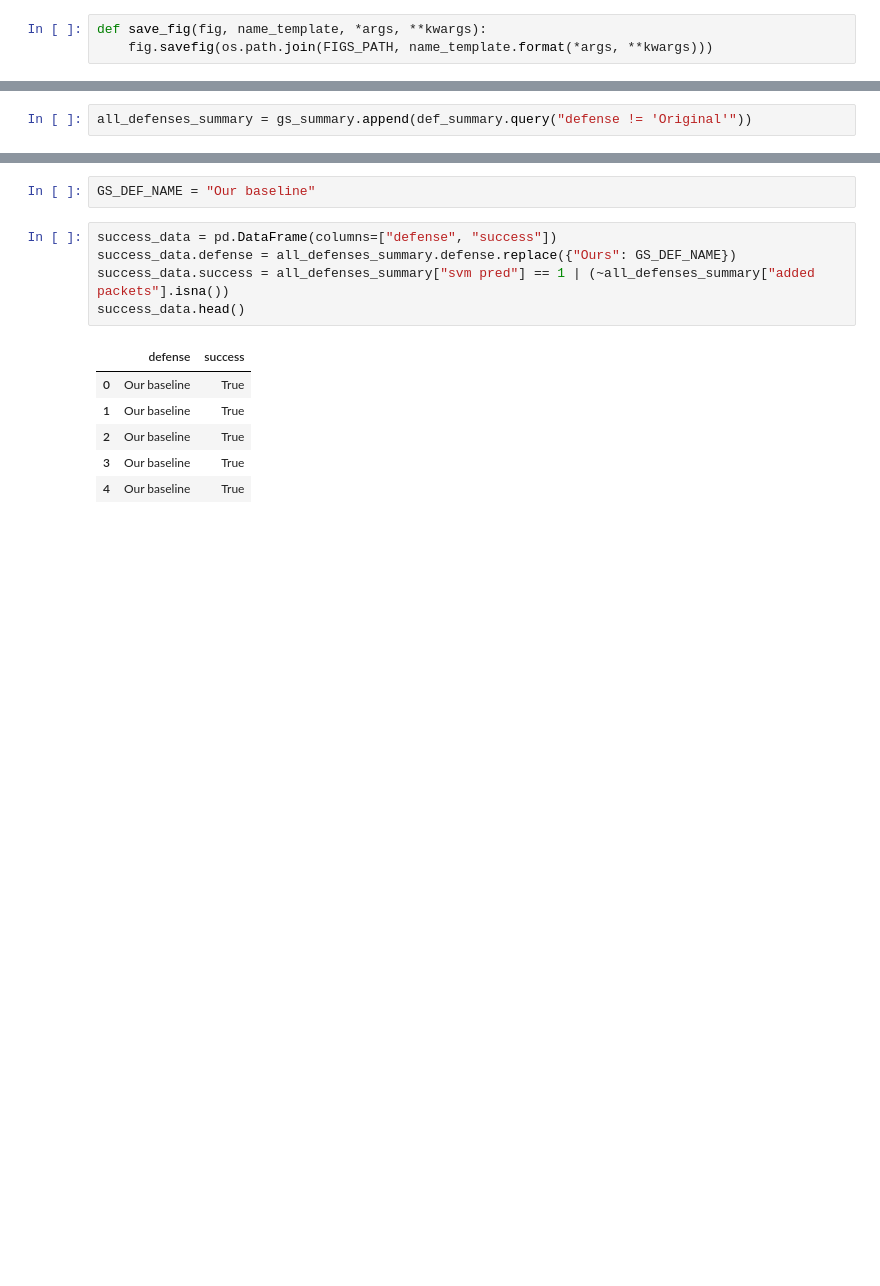
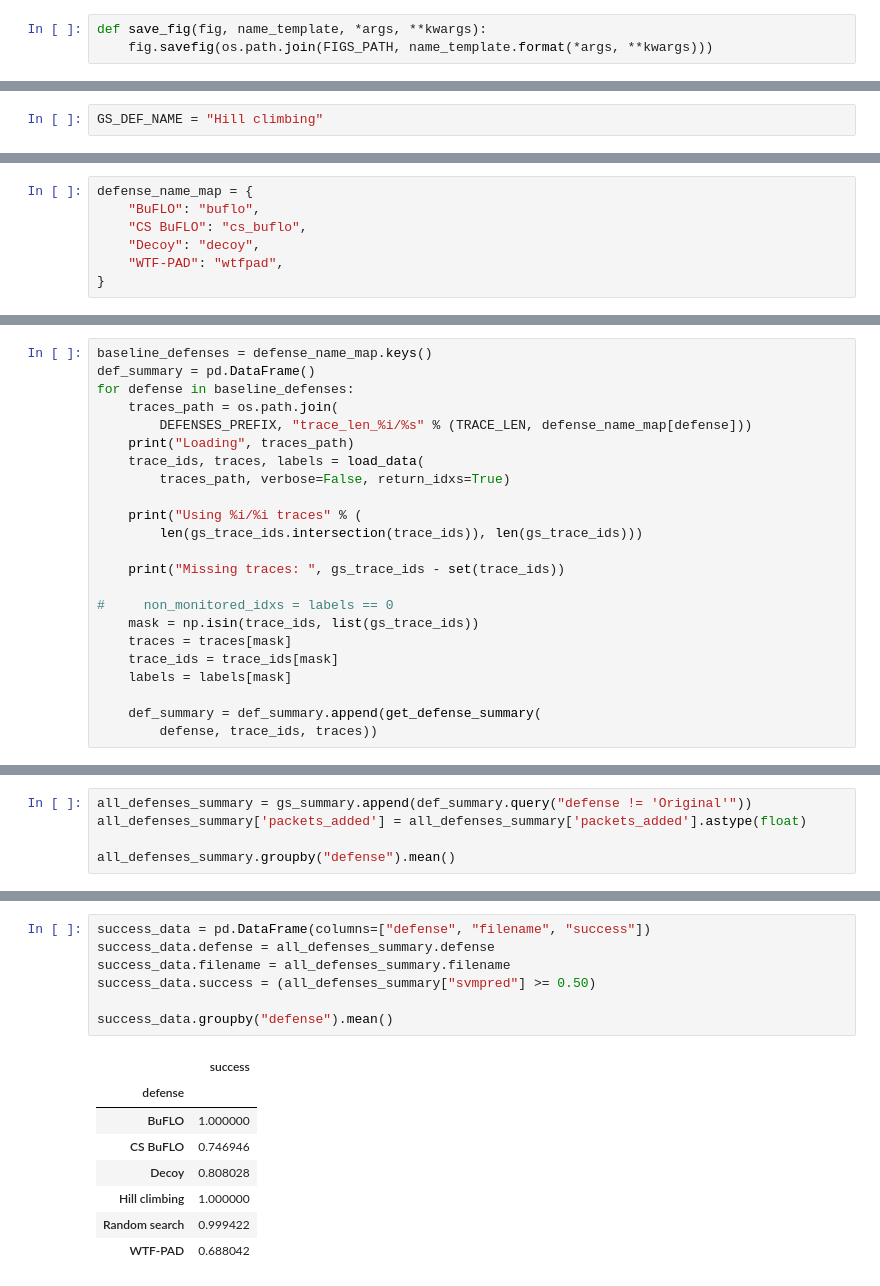
Before and after one commit to spring-epfl/trickster, a Jupyter notebook: notebooks/wfp_comparison.ipynb, the cells around one changed output, grey strips where cells are left out. Cells and saved outputs as stored; diff of their text form; blank space fills up the shorter version.

```diff
--- a/notebooks/wfp_comparison.ipynb
+++ b/notebooks/wfp_comparison.ipynb
@@ -53 +79,3 @@ array(['Original', 'CS BUFLO', 'Tamaraw', 'Decoy', 'WTF-PAD'],
+# %%
+GS_DEF_NAME = "Hill climbing"
 # %%
@@ -72,0 +140,7 @@ for _, row in adv_results.iterrows():
+# %%
+defense_name_map = {
+    "BuFLO": "buflo",
+    "CS BuFLO": "cs_buflo",
+    "Decoy": "decoy",
+    "WTF-PAD": "wtfpad",
+}
@@ -72,0 +176,23 @@ for _, row in adv_results.iterrows():
+# %%
+baseline_defenses = defense_name_map.keys()
+def_summary = pd.DataFrame()
+for defense in baseline_defenses:
+    traces_path = os.path.join(
+        DEFENSES_PREFIX, "trace_len_%i/%s" % (TRACE_LEN, defense_name_map[defense]))
+    print("Loading", traces_path)
+    trace_ids, traces, labels = load_data(
+        traces_path, verbose=False, return_idxs=True)
+
+    print("Using %i/%i traces" % (
+        len(gs_trace_ids.intersection(trace_ids)), len(gs_trace_ids)))
+
+    print("Missing traces: ", gs_trace_ids - set(trace_ids))
+
+#     non_monitored_idxs = labels == 0
+    mask = np.isin(trace_ids, list(gs_trace_ids))
+    traces = traces[mask]
+    trace_ids = trace_ids[mask]
+    labels = labels[mask]
+
+    def_summary = def_summary.append(get_defense_summary(
+        defense, trace_ids, traces))
@@ -73,2 +216,5 @@ for _, row in adv_results.iterrows():
 # %%
 all_defenses_summary = gs_summary.append(def_summary.query("defense != 'Original'"))
+all_defenses_summary['packets_added'] = all_defenses_summary['packets_added'].astype(float)
+
+all_defenses_summary.groupby("defense").mean()
@@ -75,14 +230,16 @@ all_defenses_summary = gs_summary.append(def_summary.query("defense != 'Original
-# %%
-GS_DEF_NAME = "Our baseline"
 # %%
-success_data = pd.DataFrame(columns=["defense", "success"])
-success_data.defense = all_defenses_summary.defense.replace({"Ours": GS_DEF_NAME})
-success_data.success = all_defenses_summary["svm pred"] == 1 | (~all_defenses_summary["added packets"].isna())
-success_data.head()
+success_data = pd.DataFrame(columns=["defense", "filename", "success"])
+success_data.defense = all_defenses_summary.defense
+success_data.filename = all_defenses_summary.filename
+success_data.success = (all_defenses_summary["svmpred"] >= 0.50)
+
+success_data.groupby("defense").mean()
 # %% [output]
-|  | defense | success |
-| 0 | Our baseline | True |
-| 1 | Our baseline | True |
-| 2 | Our baseline | True |
-| 3 | Our baseline | True |
-| 4 | Our baseline | True |
+|  | success |
+| defense |  |
+| BuFLO | 1.000000 |
+| CS BuFLO | 0.746946 |
+| Decoy | 0.808028 |
+| Hill climbing | 1.000000 |
+| Random search | 0.999422 |
+| WTF-PAD | 0.688042 |
```
Also changed, not shown: parts of 23 cells of this notebook.
